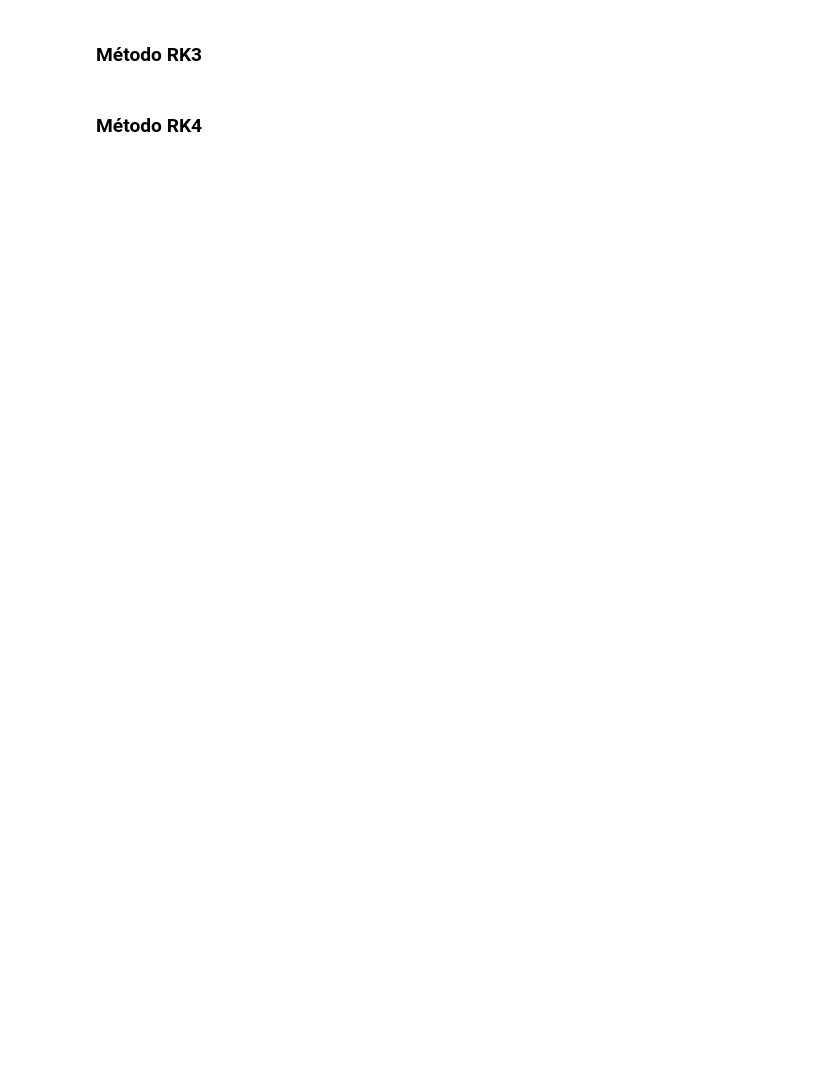
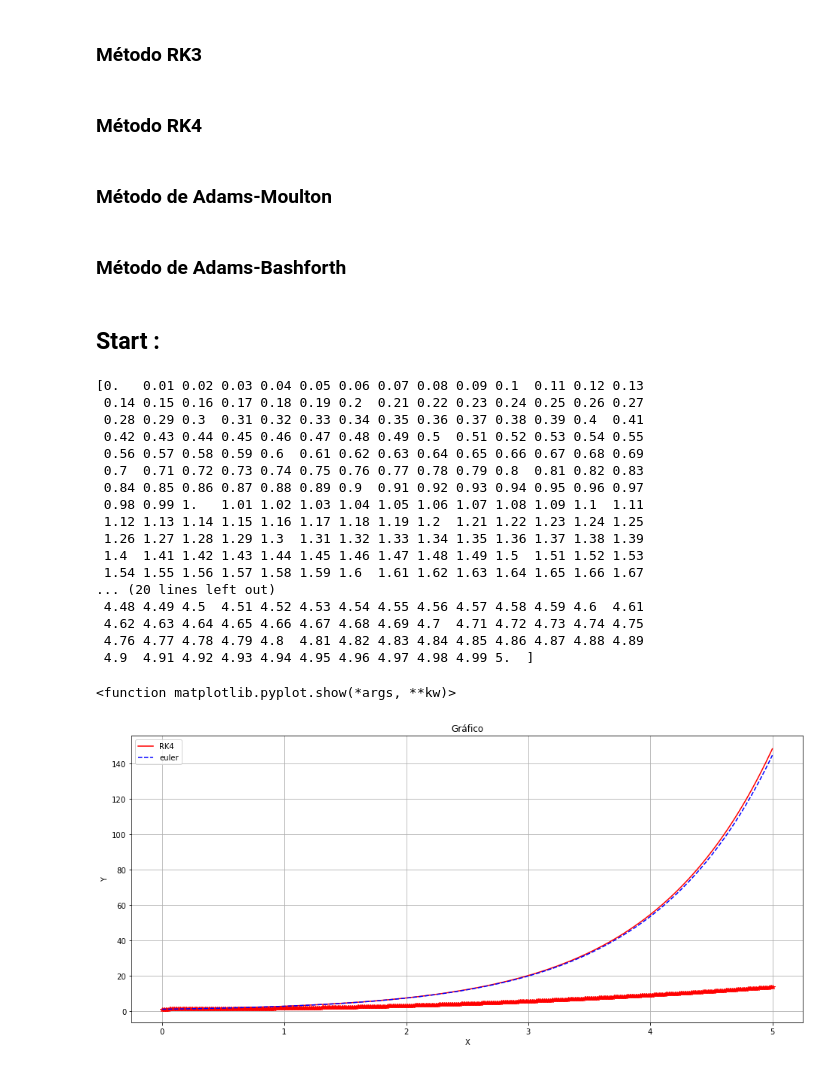
Before and after one commit to Andrew-Figueiredo/Solucoes-Numericas-de-Equacoes-Diferenciais-I, a Jupyter notebook: Metodos-Numericos.ipynb, the cells around one changed output. Saved outputs shown, nothing was run; the diff lists cells and outputs as text; code cells hidden in the pictures; blank space fills up the shorter version.

Commit message:
**Add Métodos Numericos:** - Euler; - Euler Modificado; - Euler Melhorado; - RK3; - RK4; - Adams Moulton; - Adams Bashforth;

```diff
--- a/Metodos-Numericos.ipynb
+++ b/Metodos-Numericos.ipynb
@@ -23,2 +78,18 @@
 # %% [markdown]
 ### Método RK4
+# %%
+def RK4(f, y0, h, x):
+    n=len(x)
+    y=np.zeros(n)
+    y[0] = y0
+    for i in range(0, n-1):
+        k1 = f(x[i], y[i])
+        k2 = f(x[i] + (0.5*h), y[i] + (0.5*h)*k1)
+        k3 = f(x[i] + (0.5*h), y[i] + (0.5*h)*k2)
+        k4 = f(x[i] + h, y[i] + h*k3)
+        y[i+1] = y[i] + ( (1.0/6.0) * h * (k1 + 2*k2 + 2*k3 + k4) )
+
+    label = 'RK4'
+    return y, label
+# %% [markdown]
+### Método de Adams-Moulton
@@ -24,0 +106,2 @@
+# %% [markdown]
+### Método de Adams-Bashforth
@@ -24,0 +118,60 @@
+# %% [markdown]
+## Start :
+# %%
+# Dados de inicialização
+
+# Funcão
+def f(x,y):
+    return y
+
+
+x0 = 0
+x = 5
+y0= 1
+h = 0.01
+
+
+n = (int)((x - x0)/h)
+x = np.arange(x0,x+h,h)
+print(x)
+
+# Métodos
+y_analitic = odeint(f, y0, x)
+y_numeric, label1  = RK4(f, y0, h, x)
+y_numeric1, label2  = euler(f, y0, h, x)
+
+# Plot
+
+plt.plot(x, y_analitic, '*r')
+plt.plot(x, y_numeric, 'r',label=label1)
+plt.plot(x, y_numeric1, '--b', label=label2)
+
+
+plt.title("Gráfico")
+plt.legend()
+
+plt.xlabel("X")
+plt.ylabel("Y")
+plt.grid()
+plt.rcParams['figure.figsize'] = (16,7)
+plt.show
+# %% [output]
+[0.   0.01 0.02 0.03 0.04 0.05 0.06 0.07 0.08 0.09 0.1  0.11 0.12 0.13
+ 0.14 0.15 0.16 0.17 0.18 0.19 0.2  0.21 0.22 0.23 0.24 0.25 0.26 0.27
+ 0.28 0.29 0.3  0.31 0.32 0.33 0.34 0.35 0.36 0.37 0.38 0.39 0.4  0.41
+ 0.42 0.43 0.44 0.45 0.46 0.47 0.48 0.49 0.5  0.51 0.52 0.53 0.54 0.55
+ 0.56 0.57 0.58 0.59 0.6  0.61 0.62 0.63 0.64 0.65 0.66 0.67 0.68 0.69
+ 0.7  0.71 0.72 0.73 0.74 0.75 0.76 0.77 0.78 0.79 0.8  0.81 0.82 0.83
+ 0.84 0.85 0.86 0.87 0.88 0.89 0.9  0.91 0.92 0.93 0.94 0.95 0.96 0.97
+ 0.98 0.99 1.   1.01 1.02 1.03 1.04 1.05 1.06 1.07 1.08 1.09 1.1  1.11
+ 1.12 1.13 1.14 1.15 1.16 1.17 1.18 1.19 1.2  1.21 1.22 1.23 1.24 1.25
+ 1.26 1.27 1.28 1.29 1.3  1.31 1.32 1.33 1.34 1.35 1.36 1.37 1.38 1.39
+ 1.4  1.41 1.42 1.43 1.44 1.45 1.46 1.47 1.48 1.49 1.5  1.51 1.52 1.53
+ 1.54 1.55 1.56 1.57 1.58 1.59 1.6  1.61 1.62 1.63 1.64 1.65 1.66 1.67
+... (20 lines left out)
+ 4.48 4.49 4.5  4.51 4.52 4.53 4.54 4.55 4.56 4.57 4.58 4.59 4.6  4.61
+ 4.62 4.63 4.64 4.65 4.66 4.67 4.68 4.69 4.7  4.71 4.72 4.73 4.74 4.75
+ 4.76 4.77 4.78 4.79 4.8  4.81 4.82 4.83 4.84 4.85 4.86 4.87 4.88 4.89
+ 4.9  4.91 4.92 4.93 4.94 4.95 4.96 4.97 4.98 4.99 5.  ]
+<function matplotlib.pyplot.show(*args, **kw)>
+[figure, added]
```
Also changed, not shown: parts of 17 cells of this notebook, 1 other file.
